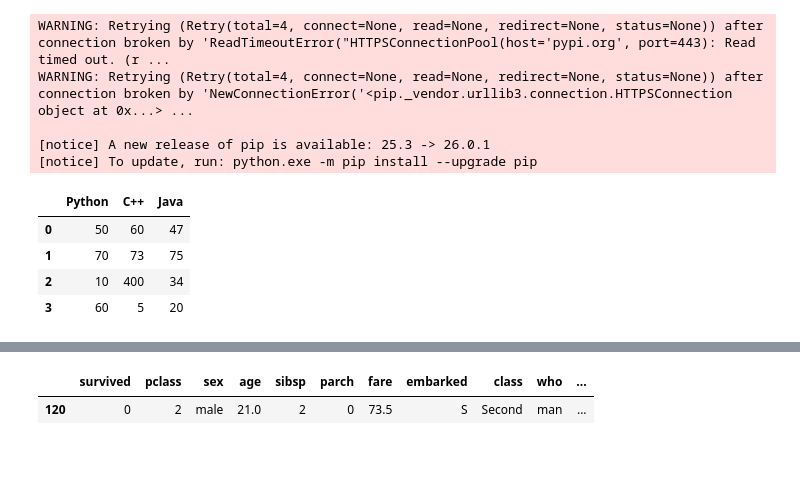
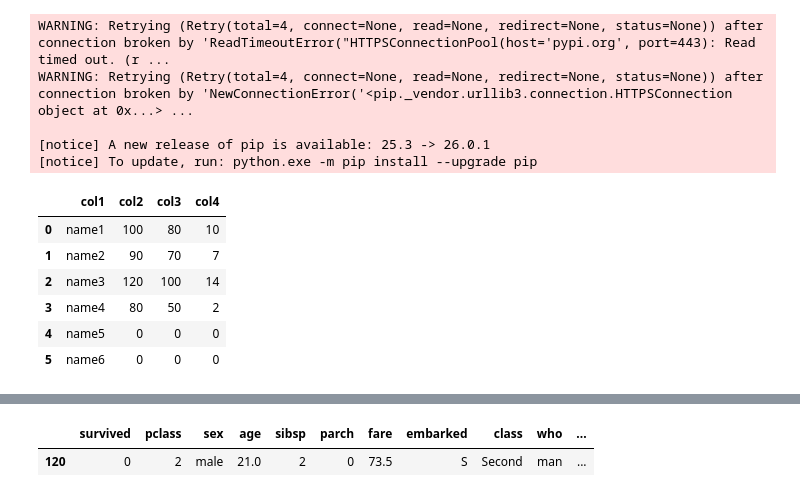
Before and after one commit to SHASHWAT-19514/ML, a Jupyter notebook: pandas.ipynb, the cells around one changed output, grey strips where cells are left out. Saved outputs shown, nothing was run; the diff lists cells and outputs as text; code cells hidden in the pictures; blank space fills up the shorter version.

```diff
--- a/pandas.ipynb
+++ b/pandas.ipynb
@@ -51,20 +51,3 @@ WARNING: Retrying (Retry(total=4, connect=None, read=None, redirect=None, status
 # %%
 import pandas as pd
 import seaborn as sns
-# %%
-#using lists
-data_sample = [
-    [50,60,47],
-    [70,73,75],
-    [10,400,34],
-    [60,5,20]
-]
-data1 = pd.DataFrame(data_sample, columns=['Python', 'C++', 'Java'])
-
-data1
-# %% [output]
-|  | Python | C++ | Java |
-| 0 | 50 | 60 | 47 |
-| 1 | 70 | 73 | 75 |
-| 2 | 10 | 400 | 34 |
-| 3 | 60 | 5 | 20 |
@@ -82,0 +54,21 @@ students
+# %%
+#HOW TO CREATE DATAFRAMES
+#1. Create a dataframe USING "DICTIONARY"
+data_dict = {
+    'col1':['name1','name2','name3','name4','name5','name6'],
+    'col2':[100,90,120,80,0,0],
+    'col3':[80,70,100,50,0,0],
+    'col4':[10,7,14,2,0,0]
+            }
+
+students = pd.DataFrame(data_dict)                  #create a dataframe from a dictionary
+#students.set_index('col1',inplace=True)         #set the index to the column 'col1' (names of students)
+students                                        #display the dataframe
+# %% [output]
+|  | col1 | col2 | col3 | col4 |
+| 0 | name1 | 100 | 80 | 10 |
+| 1 | name2 | 90 | 70 | 7 |
+| 2 | name3 | 120 | 100 | 14 |
+| 3 | name4 | 80 | 50 | 2 |
+| 4 | name5 | 0 | 0 | 0 |
+| 5 | name6 | 0 | 0 | 0 |
```
Also changed, not shown: parts of 8 cells of this notebook, 3 other files.
